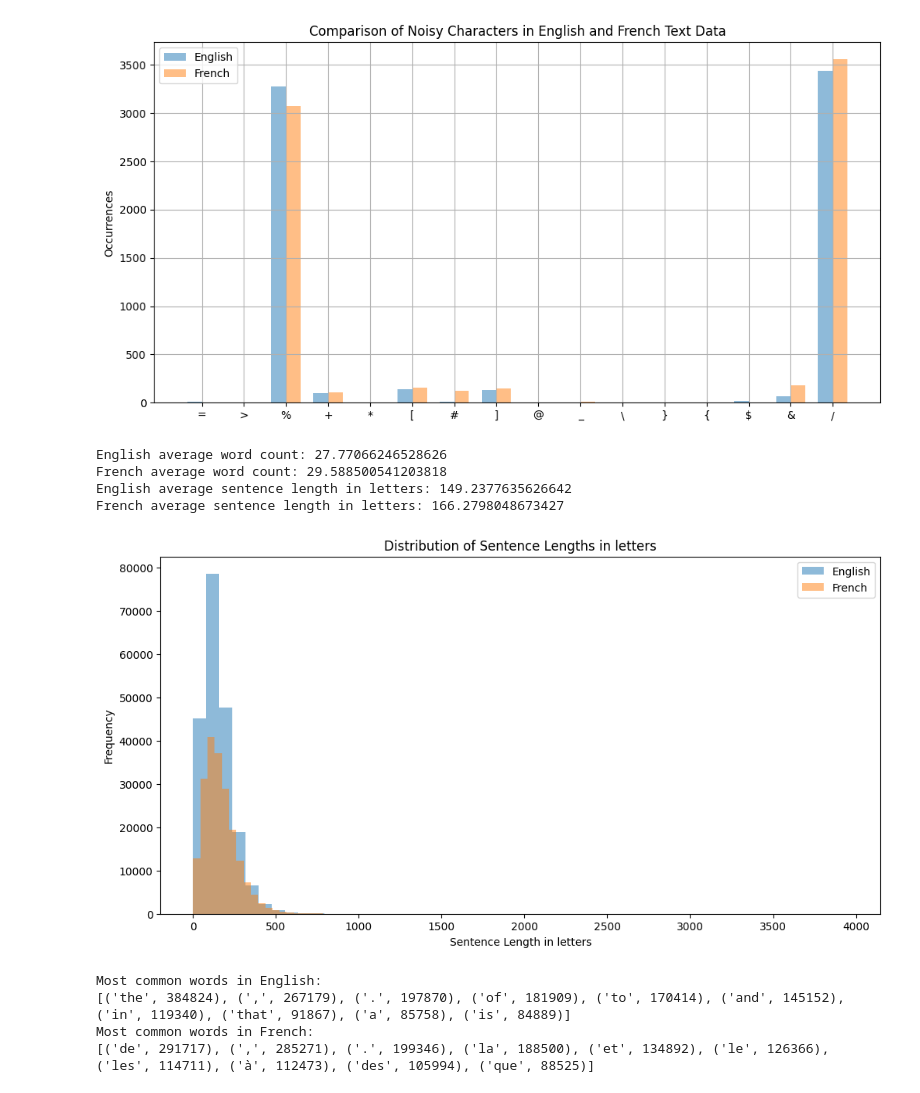
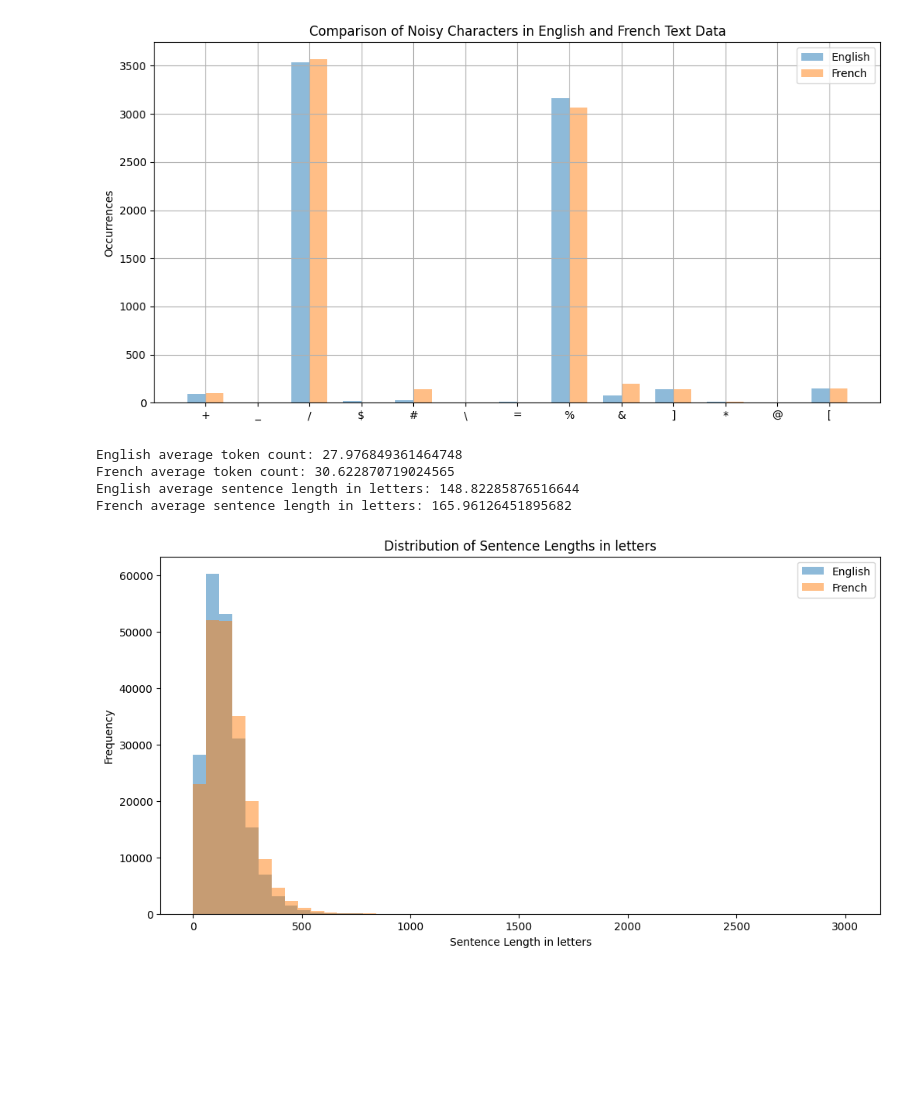
Before and after one commit to erikrubinov/nlp_project, a Jupyter notebook: ass2/task_1.ipynb, the cells around one changed output. Cells and saved outputs as stored; diff of their text form; code cells hidden in the pictures; blank space fills up the shorter version.

```diff
--- a/ass2/task_1.ipynb
+++ b/ass2/task_1.ipynb
@@ -33,5 +17,19 @@ french_data = load_data_to_dataframe(french_file_path)
 # %%
-## Take 10% fraction of data randomly sampled
-english_data = english_data.sample(frac=0.1, random_state=42)
-french_data = french_data.sample(frac=0.1, random_state=42)
+english_data, french_data = load_datasets(fraction=0.1)
+# %%
+# Functions to tokenize data and build vocab
+spacy_fr = spacy.load('fr_core_news_sm')
+spacy_en = spacy.load('en_core_web_sm')
+
+def tokenize_fr(text):
+    return [tok.text for tok in spacy_fr.tokenizer(text)]
+
+def tokenize_en(text):
+    return [tok.text for tok in spacy_en.tokenizer(text)]
+
+def build_vocab(sentences, word_tokenizer):
+    all_tokens = [word for sentence in sentences for word in word_tokenizer(sentence)]
+    # Create a Counter object to count unique tokens
+    vocabulary = Counter(all_tokens)
+    return vocabulary
 # %%
@@ -153,51 +128,36 @@ def overlay_noisy_character_counts(data_en, data_fr):
 
 en_noisy_character_counts, fr_noisy_character_counts = overlay_noisy_character_counts(english_data, french_data)
 # %% [output]
-[figure, old version]
+[figure, new version]
 # %%
 
 
 # Adding word count and sentence length columns
-english_data['word_count'] = english_data['text'].apply(lambda x: len(word_tokenize(x)))
-french_data['word_count'] = french_data['text'].apply(lambda x: len(word_tokenize(x)))
+english_data['token_count'] = english_data['text'].apply(lambda x: len(tokenize_en(x)))
+french_data['token_count'] = french_data['text'].apply(lambda x: len(tokenize_fr(x)))
 
 english_data['sentence_length_in_letters'] = english_data['text'].apply(len)
 french_data['sentence_length_in_letters'] = french_data['text'].apply(len)
 
 # Basic statistics
-print("English average word count:", english_data['word_count'].mean())
-print("French average word count:", french_data['word_count'].mean())
+print("English average token count:", english_data['token_count'].mean())
+print("French average token count:", french_data['token_count'].mean())
 print("English average sentence length in letters:", english_data['sentence_length_in_letters'].mean())
 print("French average sentence length in letters:", french_data['sentence_length_in_letters'].mean())
 
 # Histogram of sentence lengths
 plt.figure(figsize=(12, 6))
 plt.hist(english_data['sentence_length_in_letters'], bins=50, alpha=0.5, label='English')
 plt.hist(french_data['sentence_length_in_letters'], bins=50, alpha=0.5, label='French')
 plt.title('Distribution of Sentence Lengths in letters')
 plt.xlabel('Sentence Length in letters')
 plt.ylabel('Frequency')
 plt.legend()
 plt.savefig('reports/figures/sentence_length.png')
 plt.show()
-
-# Most common words
-top_n = 10
-english_words = Counter(word.lower() for sentence in english_data['text'] for word in word_tokenize(sentence))
-french_words = Counter(word.lower() for sentence in french_data['text'] for word in word_tokenize(sentence))
-
-print("Most common words in English:")
-print(english_words.most_common(top_n))
-
-print("Most common words in French:")
-print(french_words.most_common(top_n))
 # %% [output]
-English average word count: 27.77066246528626
-French average word count: 29.588500541203818
-English average sentence length in letters: 149.2377635626642
-French average sentence length in letters: 166.2798048673427
+English average token count: 27.976849361464748
+French average token count: 30.622870719024565
+English average sentence length in letters: 148.82285876516644
+French average sentence length in letters: 165.96126451895682
-[figure, old version]
+[figure, new version]
-Most common words in English:
-[('the', 384824), (',', 267179), ('.', 197870), ('of', 181909), ('to', 170414), ('and', 145152), ('in', 119340), ('that', 91867), ('a', 85758), ('is', 84889)]
-Most common words in French:
-[('de', 291717), (',', 285271), ('.', 199346), ('la', 188500), ('et', 134892), ('le', 126366), ('les', 114711), ('à', 112473), ('des', 105994), ('que', 88525)]
```
Also changed, not shown: parts of 10 cells of this notebook, 4 other files.
